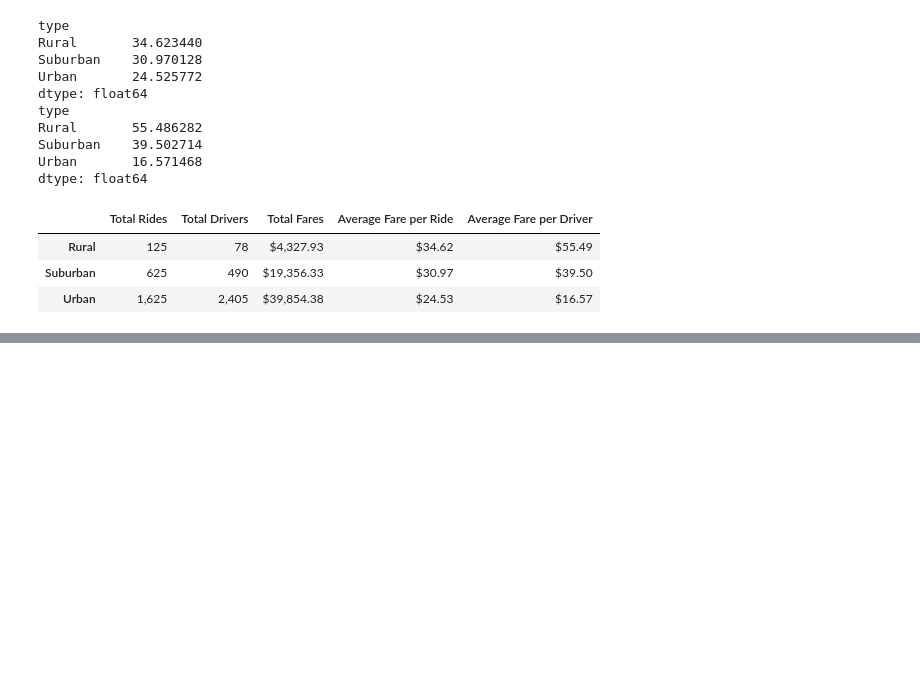
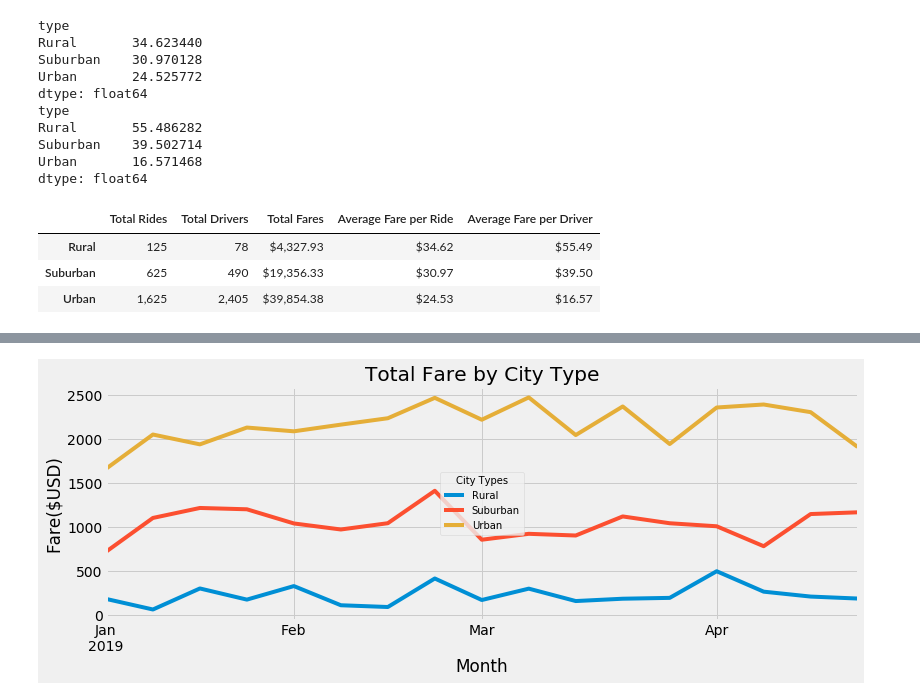
Before and after one commit to Sukurudo/PyBer_Analysis, a Jupyter notebook: PyBer_Challenge.ipynb, the cells around one changed output, grey strips where cells are left out. Cells and saved outputs as stored; diff of their text form; code cells hidden in the pictures; blank space fills up the shorter version.

Commit message:
Uploading Final Challenge work

```diff
--- a/PyBer_Challenge.ipynb
+++ b/PyBer_Challenge.ipynb
@@ -126,0 +199,5 @@ pyber_summary_df
+# %%
+
+# Create a pivot table DataFrame with the Date as the index and columns = 'City Type' with the Fare for each Date in each row
+pyber_data_pt = pd.pivot_table(pyber_data_fares_sum_df, index=['Date'],columns=['City Type']) ["Fare"]
+pyber_data_pt
@@ -126,0 +219,4 @@ pyber_summary_df
+# %%
+#Create a new DataFrame from the pivot table DataFrame on the given dates '2019-01-01':'2019-04-28'
+pyber_data_dates = pyber_data_pt.loc ['2019-01-01':'2019-04-28']
+pyber_data_dates
@@ -126,0 +238,3 @@ pyber_summary_df
+# %%
+#Set index to Date Time
+pyber_data_dates.index = pd.to_datetime(pyber_data_dates.index)
@@ -126,0 +254,6 @@ pyber_summary_df
+# %%
+# Create a new DataFrame by setting the previous DataFrame with resample() in weekly bins, and calculate the sum() of the fares for each week
+
+#Resampling
+pyber_data_dates_resample = pyber_data_dates.resample('W').sum()
+pyber_data_dates_resample
@@ -126,0 +280,15 @@ pyber_summary_df
+# %%
+# Plotting final results
+#Graph Style
+style.use('fivethirtyeight')
+pyber_data_plot = pyber_data_dates_resample.plot(figsize = (12,4))
+#Titles
+plt.title('Total Fare by City Type')
+plt.xlabel('Month')
+plt.ylabel('Fare($USD)')
+#plt.xlim('Jan','May')
+lgnd = plt.legend(fontsize="10", mode="Expanded", scatterpoints=1, loc="center", title="City Types", labels = ['Rural','Suburban','Urban'])
+lgnd.get_title().set_fontsize(10)
+plt.savefig('analysis/challenge5.png', bbox_inches='tight')
+# %% [output]
+[figure, added]
```
Also changed, not shown: parts of 8 cells of this notebook, 1 other file.
